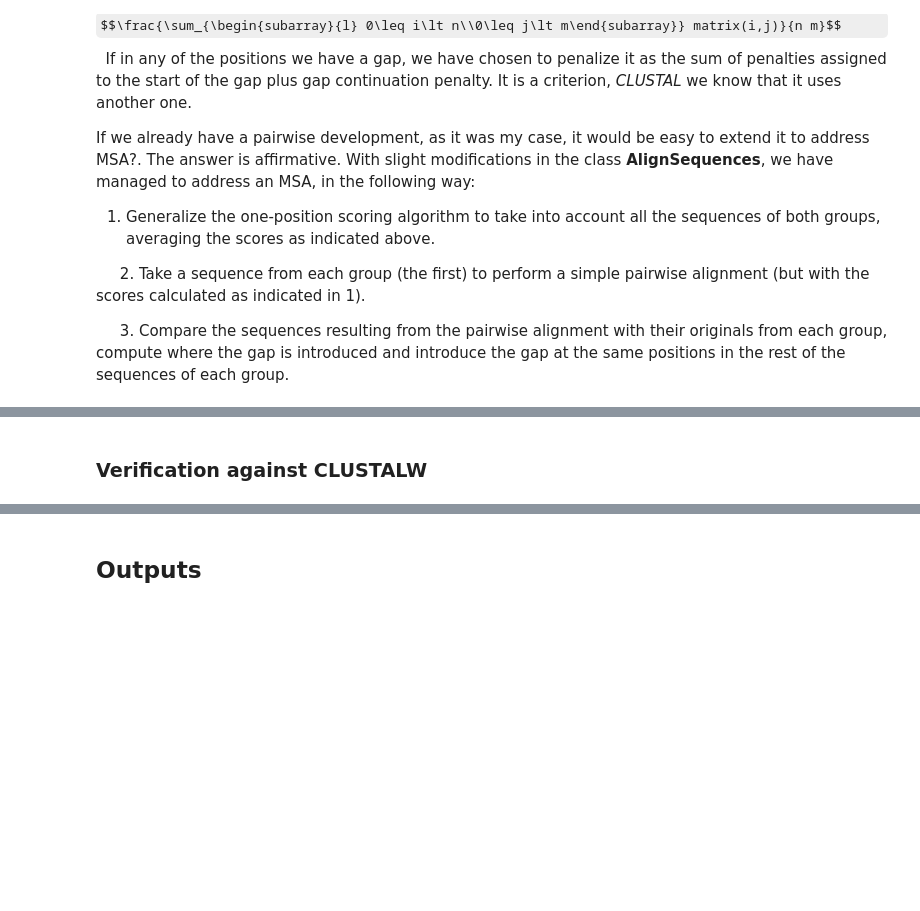
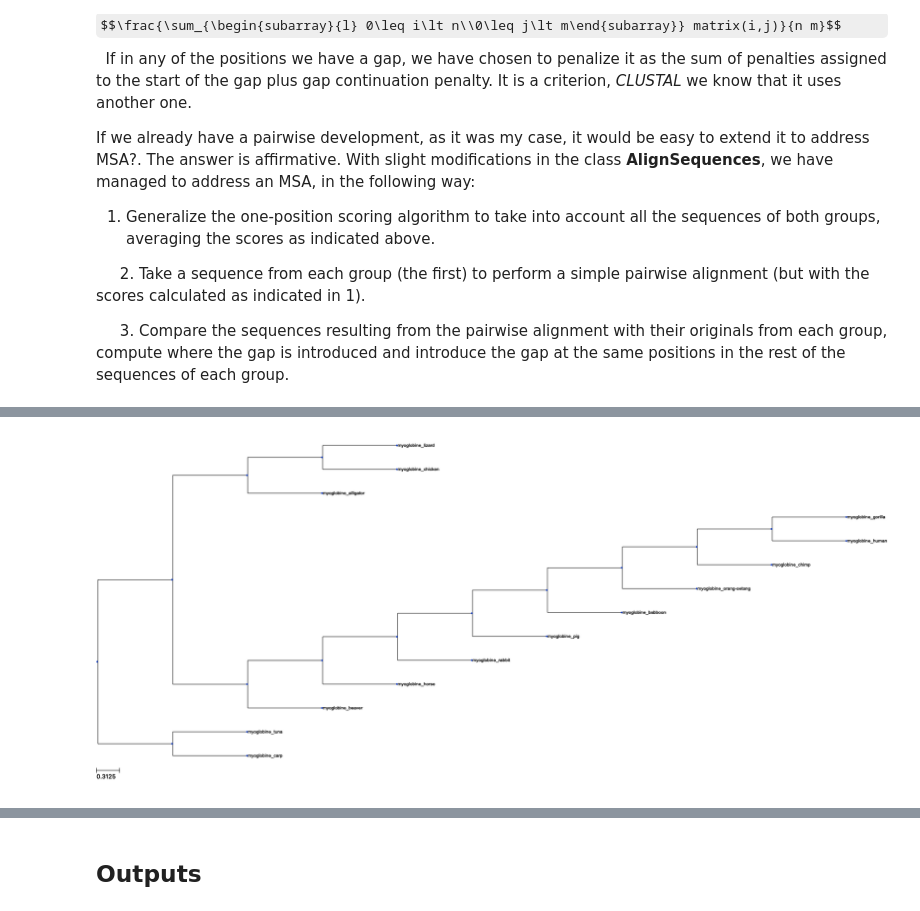
Before and after one commit to nandoide/misc_work, a Jupyter notebook: Desktop/uni/PCALG.work/worksheet.ipynb, the cells around one changed output, grey strips where cells are left out. Saved outputs shown, nothing was run; the diff lists cells and outputs as text; code cells hidden in the pictures; some formulas as TeX source; blank space fills up the shorter version.

```diff
--- a/Desktop/uni/PCALG.work/worksheet.ipynb
+++ b/Desktop/uni/PCALG.work/worksheet.ipynb
@@ -1350,23 +1426,14 @@ GADGK-DCAS
 # %%
-guide_tree, align = do_msa_from_fasta("globin_sequences.fasta", method = "UPGMA", mode = "GLOBAL",\
-                 matrix = MatrixInfo.blosum95, score_gap_ini = -10,
-                 score_gap_cont = -5, verbose = False)
-print()
-print("# Guide Tree UPGMA:", guide_tree)
-print("# Alignment:")
+guide_tree_upgma, align, sequence_names = do_msa_from_fasta("globin_sequences.fasta",\
+                method = "UPGMA", mode = "GLOBAL",\
+                matrix = MatrixInfo.blosum62, score_gap_ini = -10,\
+                score_gap_cont = -5, score_match = 3, score_no_match = -2, verbose = False)
+
+print("# Guide Tree UPGMA:", guide_tree_upgma)
+t_upgma, ts_upgma = draw_guide_tree(guide_tree_upgma)
+print("# Alignment UPGMA:")
 for s in align:
     print(s)
     print()
 print()
-
-guide_tree, align = do_msa_from_fasta("globin_sequences.fasta", method = "NJ", mode = "GLOBAL",\
-                 matrix = MatrixInfo.blosum95, score_gap_ini = -10,
-                 score_gap_cont = -5, verbose = False)
-print()
-print("# Guide Tree NJ:", guide_tree)
-print("# Alignment:")
-for s in align:
-    print(s)
-    print()
-print()
 # %% [output]
@@ -1390,2 +1457,4 @@ MGLSDGEWQLVLNVWGKVEADIPGHGQEVLIRLFKGHPETLEKFDKFKHLKSEDEMKASEDLKKHGATVLTALGGILKKK
-# %% [markdown]
-### Verification against CLUSTALW
+# %%
+t_upgma.render("%%inline", tree_style=ts_upgma)
+# %% [output]
+[figure, added]
```
Also changed, not shown: parts of 14 cells of this notebook.
